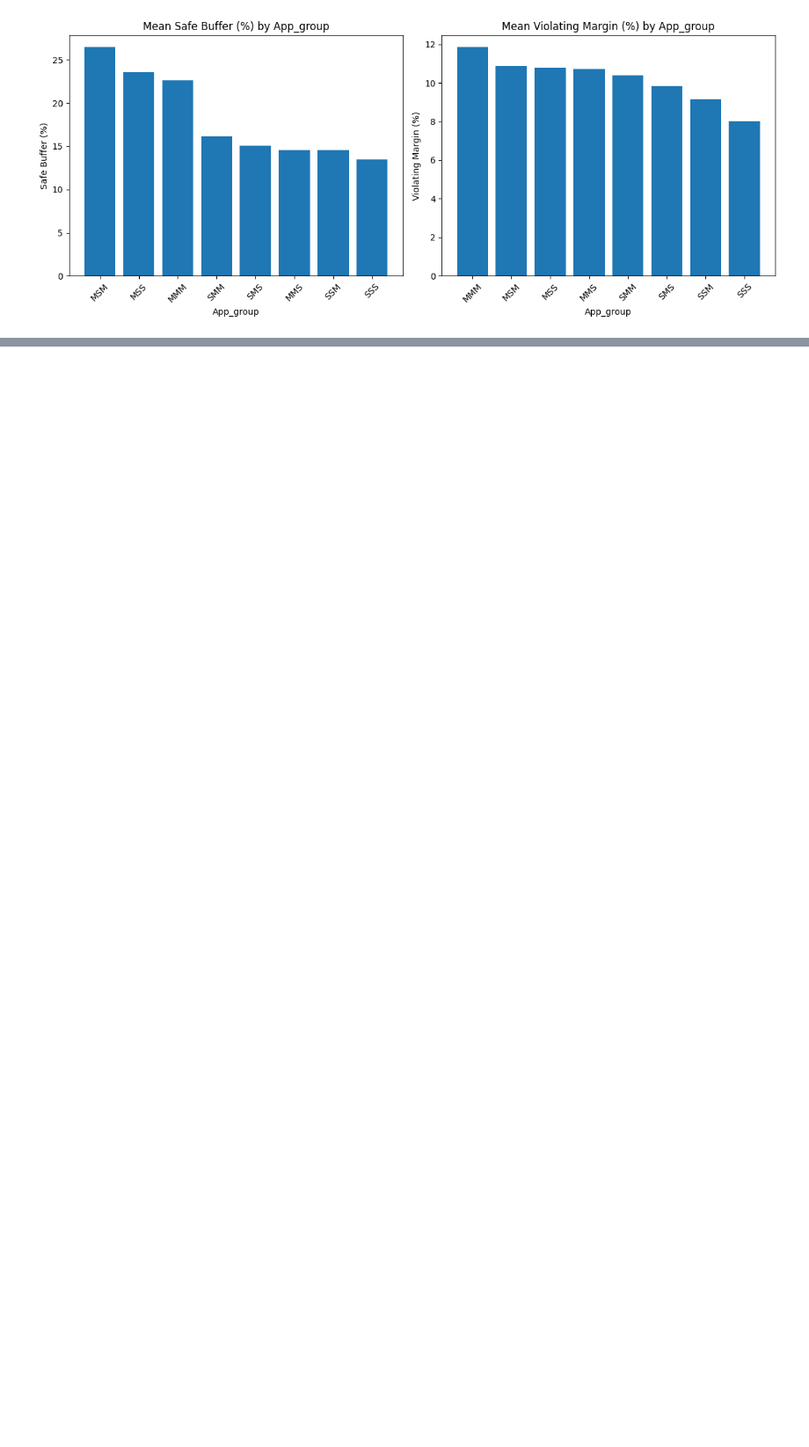
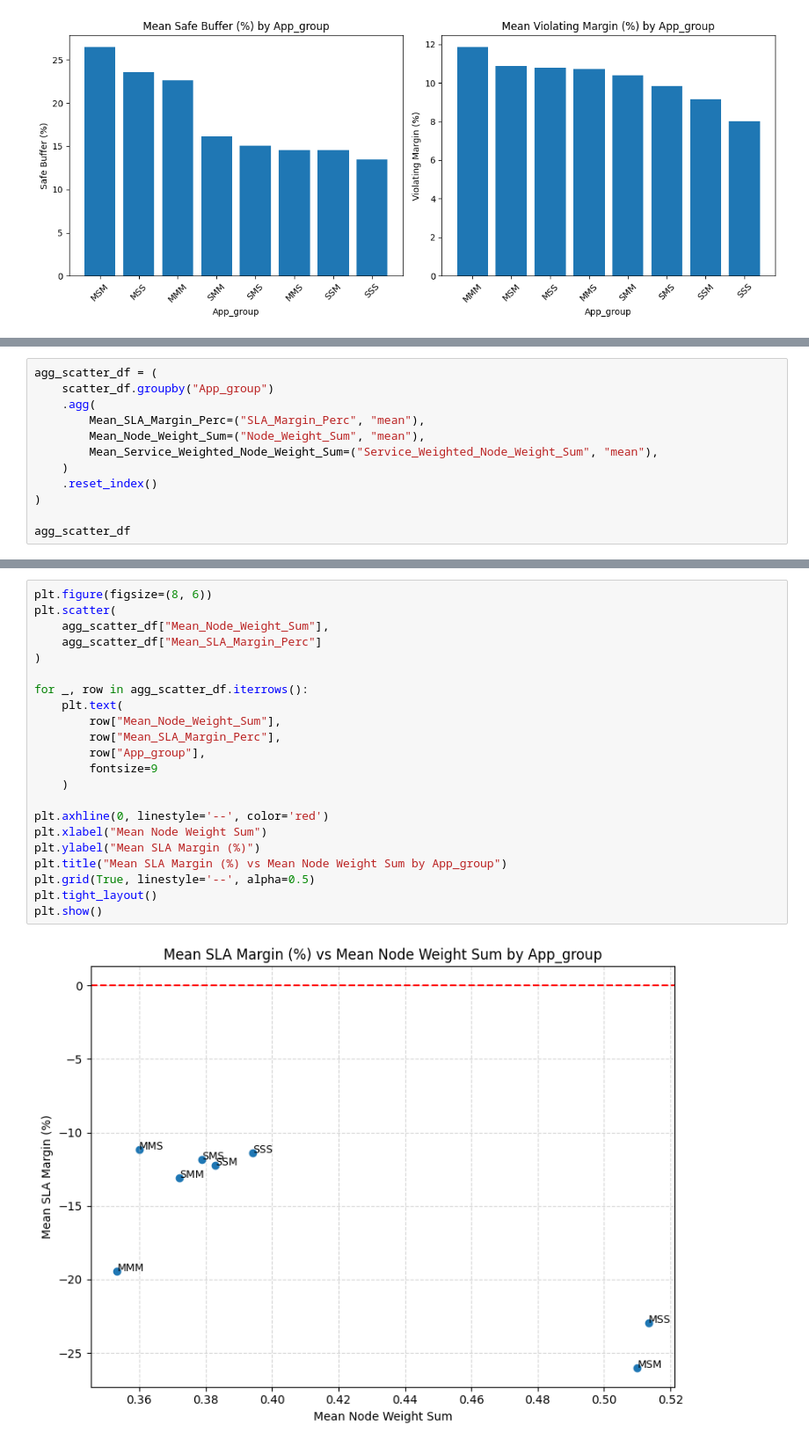
Before and after one commit to Damiano-Gilodi/EdgeSimPy, a Jupyter notebook: analysis/01_analysis_sla_worst_case.ipynb, the cells around one changed output, grey strips where cells are left out. Shown at 88% size. Cells and saved outputs as stored; diff of their text form; blank space fills up the shorter version.

```diff
--- a/analysis/01_analysis_sla_worst_case.ipynb
+++ b/analysis/01_analysis_sla_worst_case.ipynb
@@ -767,0 +889,12 @@ plt.show()
+# %%
+agg_scatter_df = (
+    scatter_df.groupby("App_group")
+    .agg(
+        Mean_SLA_Margin_Perc=("SLA_Margin_Perc", "mean"),
+        Mean_Node_Weight_Sum=("Node_Weight_Sum", "mean"),
+        Mean_Service_Weighted_Node_Weight_Sum=("Service_Weighted_Node_Weight_Sum", "mean"),
+    )
+    .reset_index()
+)
+
+agg_scatter_df
@@ -767,0 +911,24 @@ plt.show()
+# %%
+plt.figure(figsize=(8, 6))
+plt.scatter(
+    agg_scatter_df["Mean_Node_Weight_Sum"],
+    agg_scatter_df["Mean_SLA_Margin_Perc"]
+)
+
+for _, row in agg_scatter_df.iterrows():
+    plt.text(
+        row["Mean_Node_Weight_Sum"],
+        row["Mean_SLA_Margin_Perc"],
+        row["App_group"],
+        fontsize=9
+    )
+
+plt.axhline(0, linestyle='--', color='red')
+plt.xlabel("Mean Node Weight Sum")
+plt.ylabel("Mean SLA Margin (%)")
+plt.title("Mean SLA Margin (%) vs Mean Node Weight Sum by App_group")
+plt.grid(True, linestyle='--', alpha=0.5)
+plt.tight_layout()
+plt.show()
+# %% [output]
+[figure, added]
```
Also changed, not shown: parts of 12 cells of this notebook, 2 other files.
